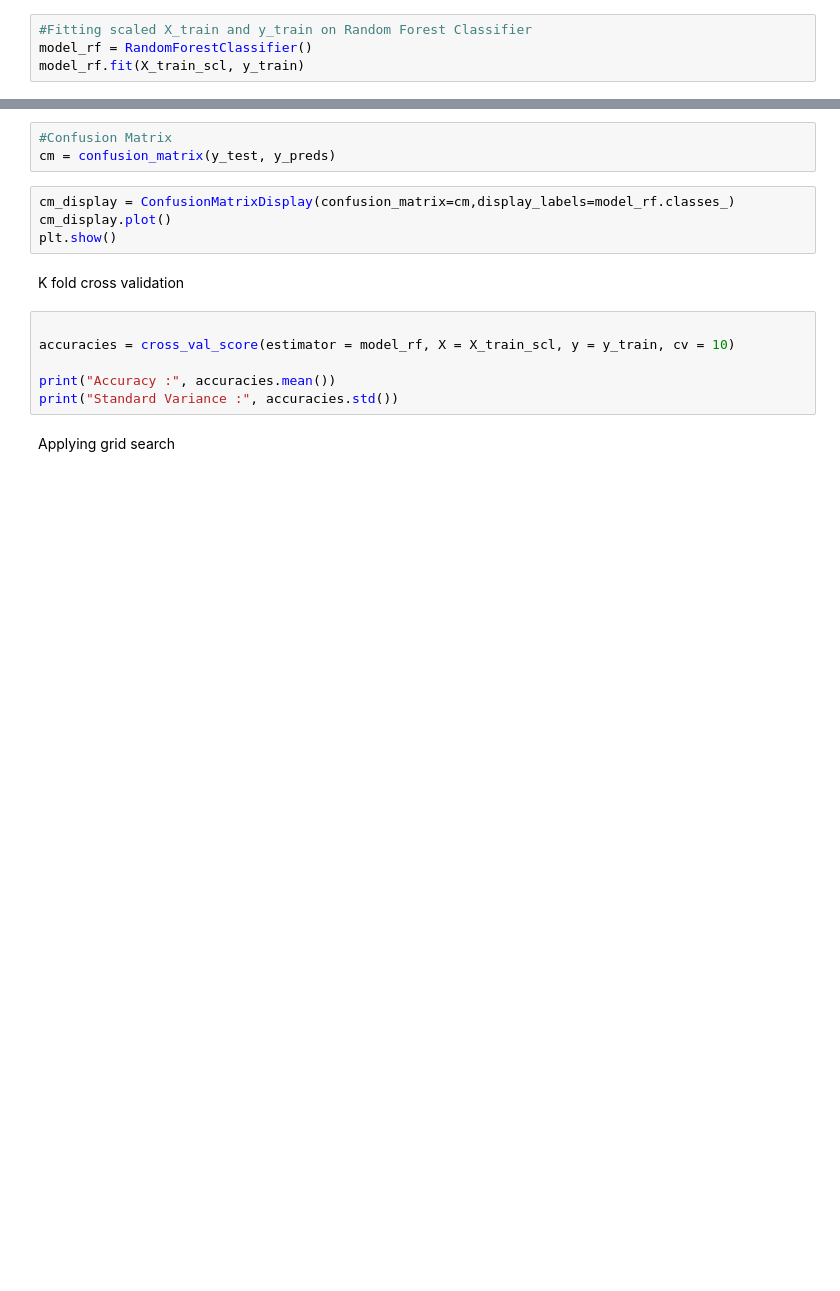
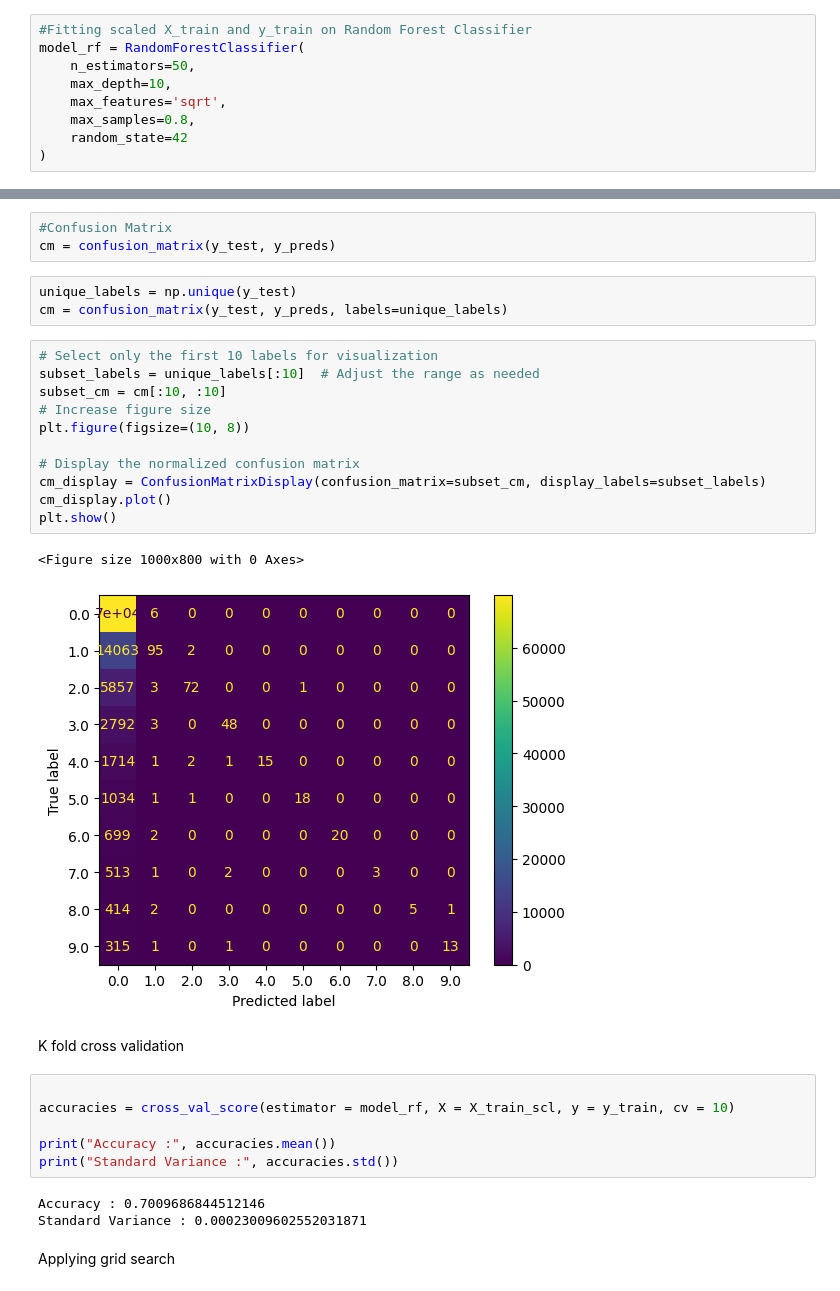
Before and after one commit to esskare/Sentiment-Analysis-on-Products, a Jupyter notebook: DataModelling.ipynb, the cells around one changed output, grey strips where cells are left out. Saved outputs shown, nothing was run; the diff lists cells and outputs as text; blank space fills up the shorter version.

Commit message:
random forest

```diff
--- a/DataModelling.ipynb
+++ b/DataModelling.ipynb
@@ -505,5 +505,10 @@ pickle.dump(scaler, open('Models/scaler.pkl', 'wb'))
 Random Forest
 # %%
 #Fitting scaled X_train and y_train on Random Forest Classifier
-model_rf = RandomForestClassifier()
-model_rf.fit(X_train_scl, y_train)
+model_rf = RandomForestClassifier(
+    n_estimators=50,
+    max_depth=10,
+    max_features='sqrt',
+    max_samples=0.8,
+    random_state=42
+)
@@ -520,10 +531,23 @@ y_preds = model_rf.predict(X_test_scl)
 # %%
 #Confusion Matrix
 cm = confusion_matrix(y_test, y_preds)
-# %%
-cm_display = ConfusionMatrixDisplay(confusion_matrix=cm,display_labels=model_rf.classes_)
-cm_display.plot()
-plt.show()
+# %%
+unique_labels = np.unique(y_test)
+cm = confusion_matrix(y_test, y_preds, labels=unique_labels)
+# %%
+# Select only the first 10 labels for visualization
+subset_labels = unique_labels[:10]  # Adjust the range as needed
+subset_cm = cm[:10, :10]
+# Increase figure size
+plt.figure(figsize=(10, 8))
+
+# Display the normalized confusion matrix
+cm_display = ConfusionMatrixDisplay(confusion_matrix=subset_cm, display_labels=subset_labels)
+cm_display.plot()
+plt.show()
+# %% [output]
+<Figure size 1000x800 with 0 Axes>
+[figure, added]
 # %% [markdown]
 K fold cross validation
 # %%
@@ -532,6 +556,9 @@ accuracies = cross_val_score(estimator = model_rf, X = X_train_scl, y = y_train,
 
 print("Accuracy :", accuracies.mean())
 print("Standard Variance :", accuracies.std())
+# %% [output]
+Accuracy : 0.7009686844512146
+Standard Variance : 0.00023009602552031871
 # %% [markdown]
 Applying grid search
 # %%
```
Also changed, not shown: parts of 13 cells of this notebook.
